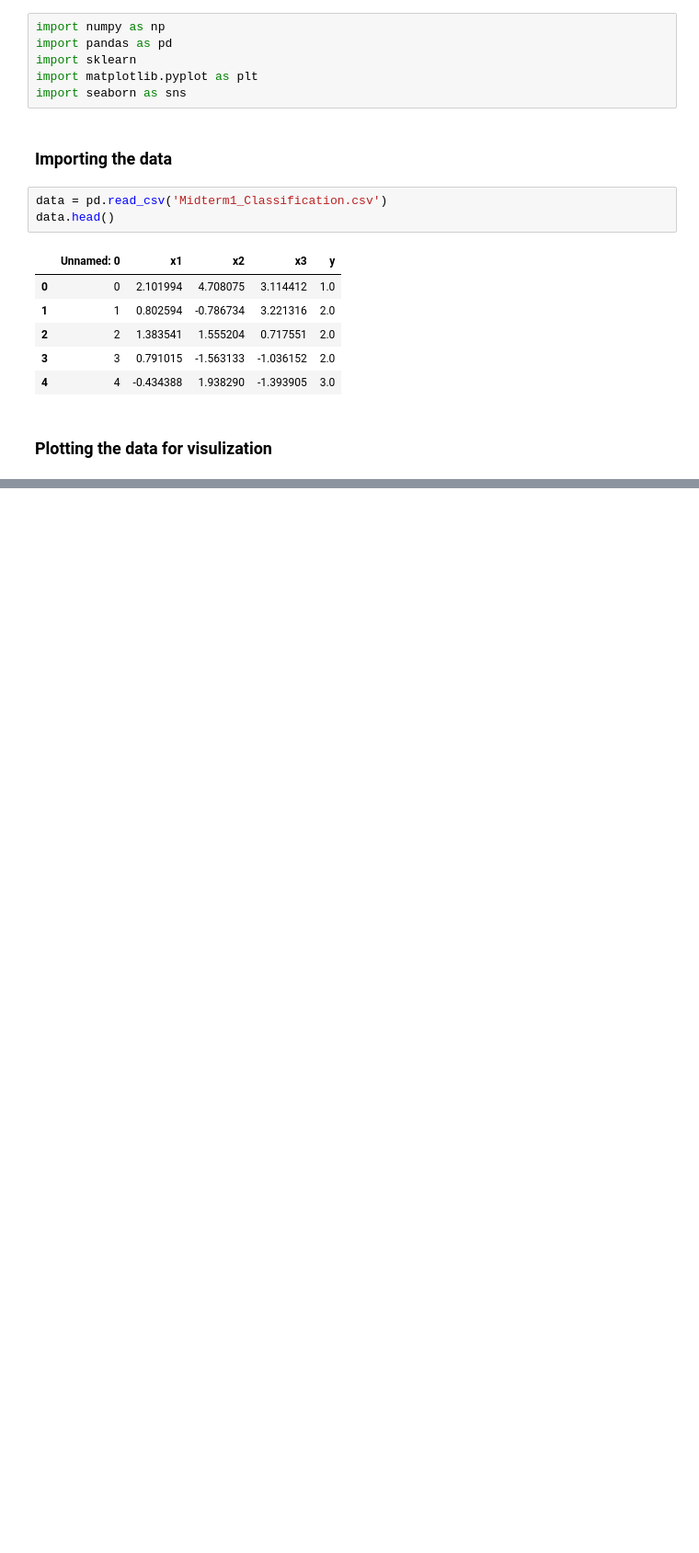
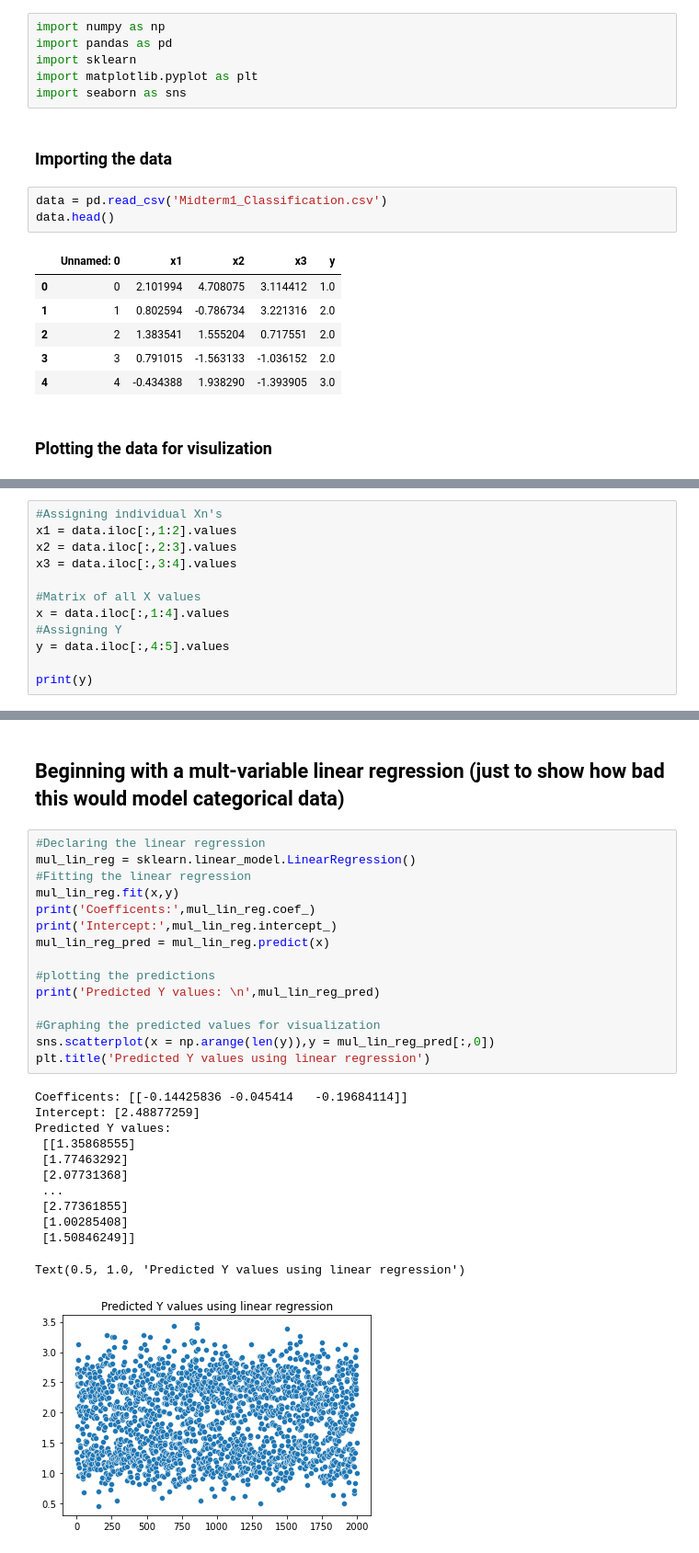
Before and after one commit to SmithTyler/APPLIED-DATA-SCIENCE, a Jupyter notebook: MIDTERM1/Midterm1_Programming.ipynb, the cells around one changed output, grey strips where cells are left out. Shown at 92% size. Cells and saved outputs as stored; diff of their text form; blank space fills up the shorter version.

```diff
--- a/MIDTERM1/Midterm1_Programming.ipynb
+++ b/MIDTERM1/Midterm1_Programming.ipynb
@@ -49,0 +58,12 @@ sns.pairplot(data,vars = {'x1','x2','x3','y'})
+# %%
+#Assigning individual Xn's
+x1 = data.iloc[:,1:2].values
+x2 = data.iloc[:,2:3].values
+x3 = data.iloc[:,3:4].values
+
+#Matrix of all X values
+x = data.iloc[:,1:4].values
+#Assigning Y
+y = data.iloc[:,4:5].values
+
+print(y)
@@ -49,0 +78,30 @@ sns.pairplot(data,vars = {'x1','x2','x3','y'})
+# %% [markdown]
+## Beginning with a mult-variable linear regression (just to show how bad this would model categorical data)
+# %%
+#Declaring the linear regression
+mul_lin_reg = sklearn.linear_model.LinearRegression()
+#Fitting the linear regression
+mul_lin_reg.fit(x,y)
+print('Coefficents:',mul_lin_reg.coef_)
+print('Intercept:',mul_lin_reg.intercept_)
+mul_lin_reg_pred = mul_lin_reg.predict(x)
+
+#plotting the predictions
+print('Predicted Y values: \n',mul_lin_reg_pred)
+
+#Graphing the predicted values for visualization
+sns.scatterplot(x = np.arange(len(y)),y = mul_lin_reg_pred[:,0])
+plt.title('Predicted Y values using linear regression')
+# %% [output]
+Coefficents: [[-0.14425836 -0.045414   -0.19684114]]
+Intercept: [2.48877259]
+Predicted Y values:
+ [[1.35868555]
+ [1.77463292]
+ [2.07731368]
+ ...
+ [2.77361855]
+ [1.00285408]
+ [1.50846249]]
+Text(0.5, 1.0, 'Predicted Y values using linear regression')
+[figure, added]
```
Also changed, not shown: parts of 12 cells of this notebook.
